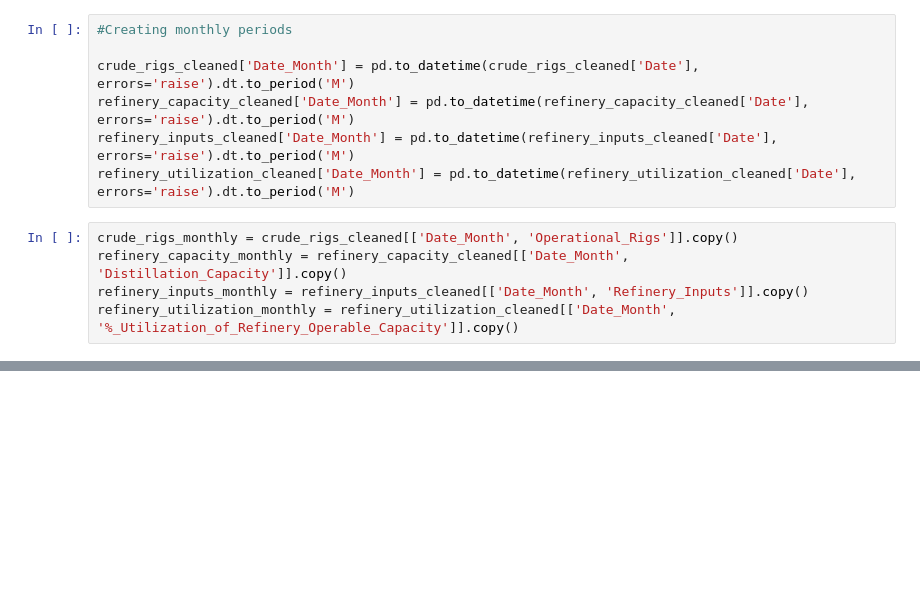
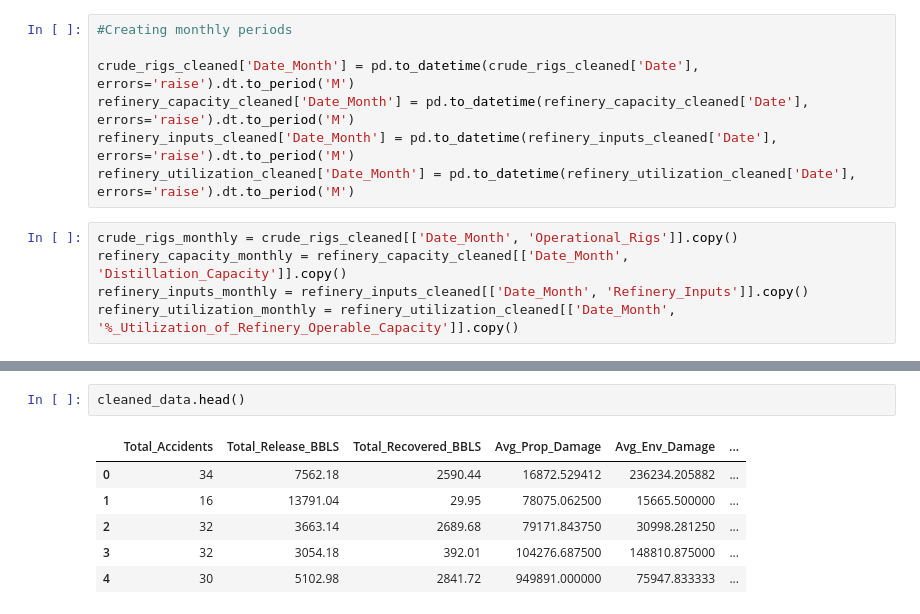
Before and after one commit to btokoli/Forecasting-Refinery-Throughput-Disruptions-via-Midstream-Pipeline-Incident-Analysis, a Jupyter notebook: notebooks/EDA_cleaning.ipynb, the cells around one changed output, grey strips where cells are left out. Saved outputs shown, nothing was run; the diff lists cells and outputs as text; blank space fills up the shorter version.

```diff
--- a/notebooks/EDA_cleaning.ipynb
+++ b/notebooks/EDA_cleaning.ipynb
@@ -530,0 +584,9 @@ monthly_accidents.head()
+# %%
+cleaned_data.head()
+# %% [output]
+|  | Total_Accidents | Total_Release_BBLS | Total_Recovered_BBLS | Avg_Prop_Damage | Avg_Env_Damage | ... |
+| 0 | 34 | 7562.18 | 2590.44 | 16872.529412 | 236234.205882 | ... |
+| 1 | 16 | 13791.04 | 29.95 | 78075.062500 | 15665.500000 | ... |
+| 2 | 32 | 3663.14 | 2689.68 | 79171.843750 | 30998.281250 | ... |
+| 3 | 32 | 3054.18 | 392.01 | 104276.687500 | 148810.875000 | ... |
+| 4 | 30 | 5102.98 | 2841.72 | 949891.000000 | 75947.833333 | ... |
```
Also changed, not shown: parts of 10 cells of this notebook, 2 other files.
